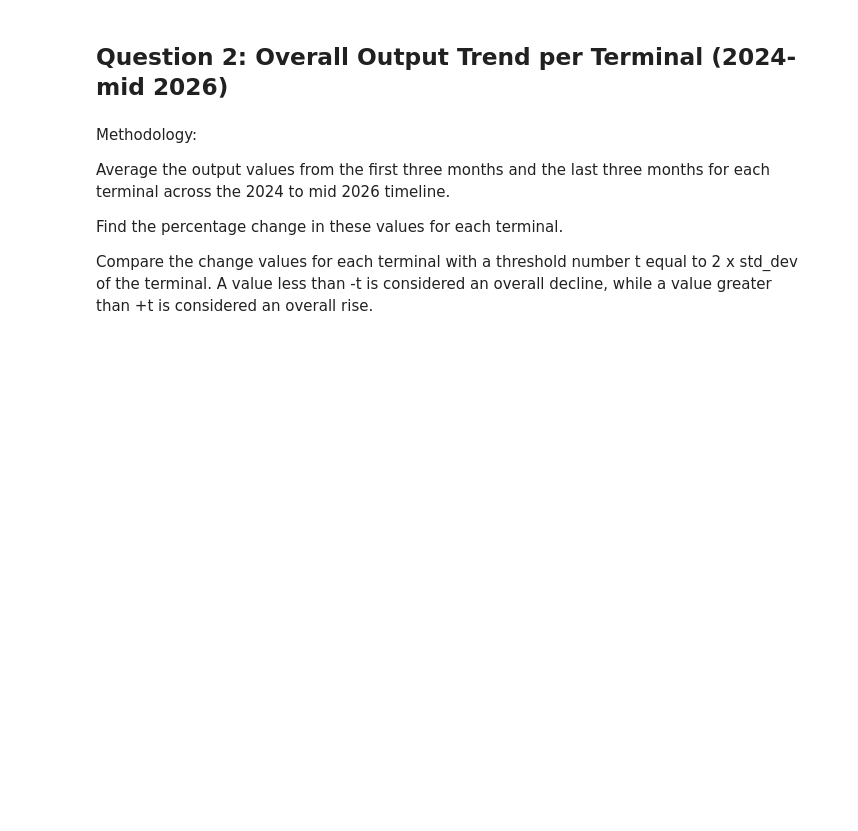
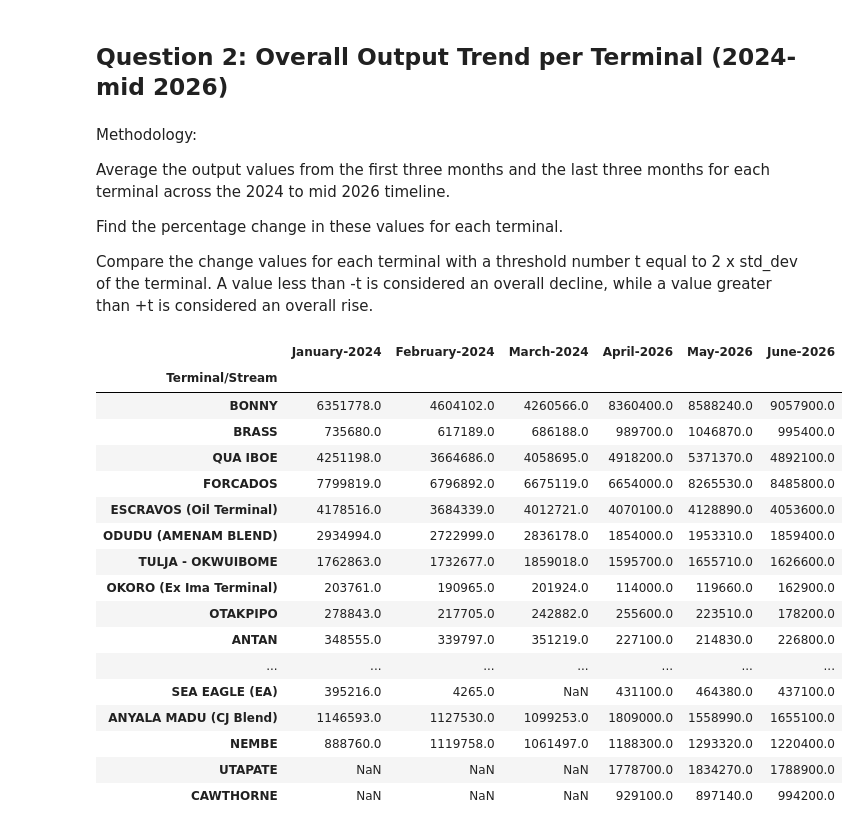
Before and after one commit to loteehenry/Oil-Production---Exploratory-Data-Analysis, a Jupyter notebook: notebooks/analysis.ipynb, the cells around one changed output. Drawn from its saved outputs; the diff is of its cells as text; code cells hidden in the pictures; blank space fills up the shorter version.

```diff
--- a/notebooks/analysis.ipynb
+++ b/notebooks/analysis.ipynb
@@ -639,3 +639,25 @@ Average the output values from the first three months and the last three months
 Find the percentage change in these values for each terminal.
 
 Compare the change values for each terminal with a threshold number t equal to 2 x std_dev of the terminal. A value less than -t is considered an overall decline, while a value greater than +t is considered an overall rise.
+# %%
+sliced_df = q1_master_df.iloc[:, [1, 2, 3, -3, -2, -1]]
+sliced_df
+# %% [output]
+|  | January-2024 | February-2024 | March-2024 | April-2026 | May-2026 | June-2026 |
+| Terminal/Stream |  |  |  |  |  |  |
+| BONNY | 6351778.0 | 4604102.0 | 4260566.0 | 8360400.0 | 8588240.0 | 9057900.0 |
+| BRASS | 735680.0 | 617189.0 | 686188.0 | 989700.0 | 1046870.0 | 995400.0 |
+| QUA IBOE | 4251198.0 | 3664686.0 | 4058695.0 | 4918200.0 | 5371370.0 | 4892100.0 |
+| FORCADOS | 7799819.0 | 6796892.0 | 6675119.0 | 6654000.0 | 8265530.0 | 8485800.0 |
+| ESCRAVOS (Oil Terminal) | 4178516.0 | 3684339.0 | 4012721.0 | 4070100.0 | 4128890.0 | 4053600.0 |
+| ODUDU (AMENAM BLEND) | 2934994.0 | 2722999.0 | 2836178.0 | 1854000.0 | 1953310.0 | 1859400.0 |
+| TULJA - OKWUIBOME | 1762863.0 | 1732677.0 | 1859018.0 | 1595700.0 | 1655710.0 | 1626600.0 |
+| OKORO (Ex Ima Terminal) | 203761.0 | 190965.0 | 201924.0 | 114000.0 | 119660.0 | 162900.0 |
+| OTAKPIPO | 278843.0 | 217705.0 | 242882.0 | 255600.0 | 223510.0 | 178200.0 |
+| ANTAN | 348555.0 | 339797.0 | 351219.0 | 227100.0 | 214830.0 | 226800.0 |
+| ... | ... | ... | ... | ... | ... | ... |
+| SEA EAGLE (EA) | 395216.0 | 4265.0 | NaN | 431100.0 | 464380.0 | 437100.0 |
+| ANYALA MADU (CJ Blend) | 1146593.0 | 1127530.0 | 1099253.0 | 1809000.0 | 1558990.0 | 1655100.0 |
+| NEMBE | 888760.0 | 1119758.0 | 1061497.0 | 1188300.0 | 1293320.0 | 1220400.0 |
+| UTAPATE | NaN | NaN | NaN | 1778700.0 | 1834270.0 | 1788900.0 |
+| CAWTHORNE | NaN | NaN | NaN | 929100.0 | 897140.0 | 994200.0 |
```
Also changed, not shown: parts of 5 cells of this notebook.
